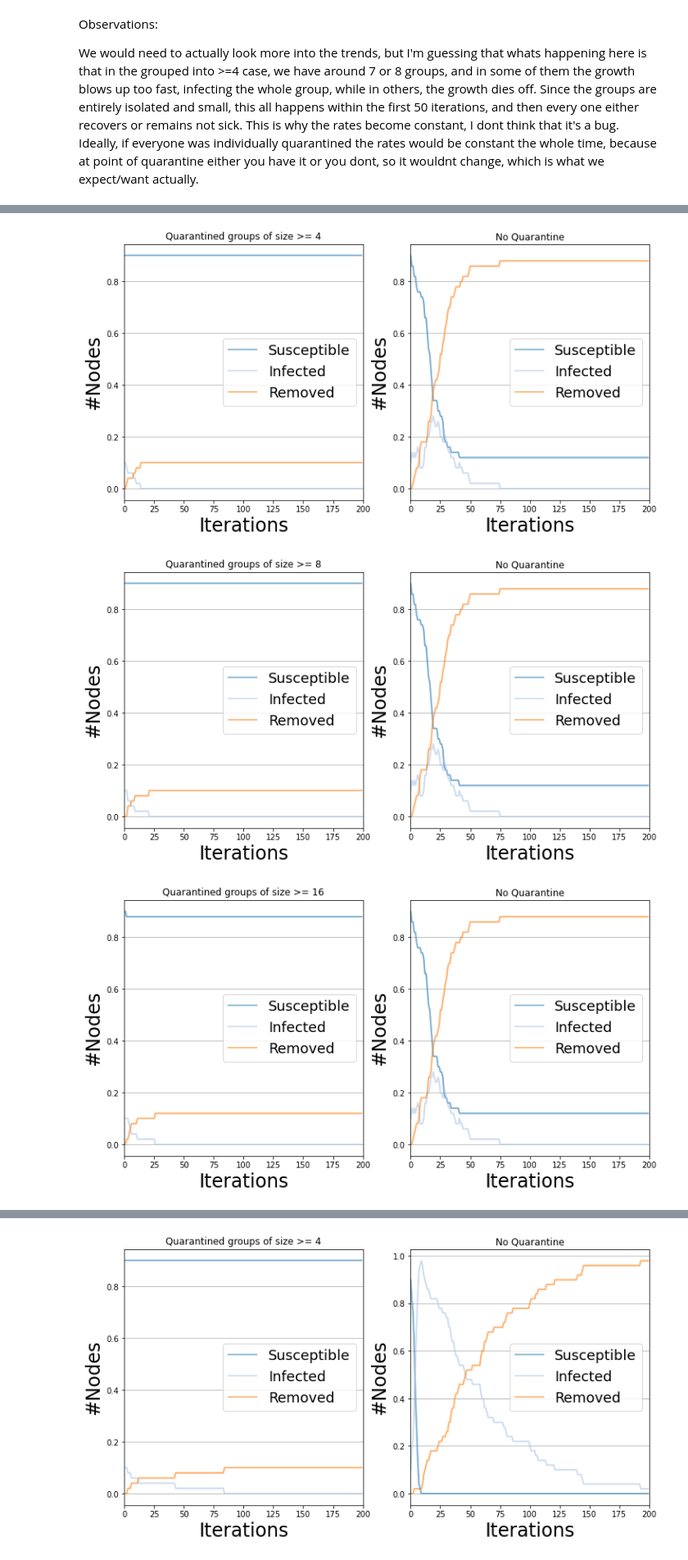
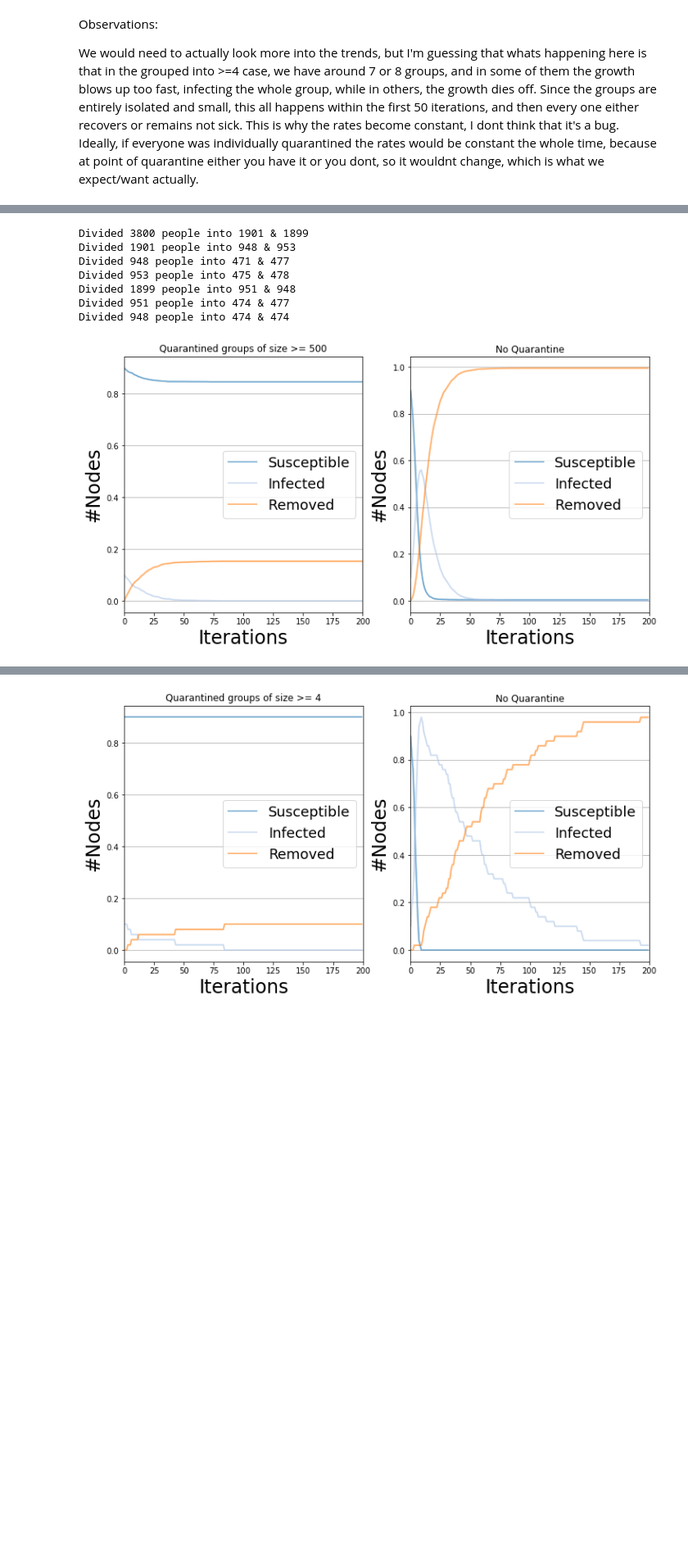
Before and after one commit to Andris-Huang/optimization, a Jupyter notebook: quarantine_maxcut/Using D-Wave Machines to Determine Quarantine Groups.ipynb, the cells around one changed output, grey strips where cells are left out. Shown at 82% size. Cells and saved outputs as stored; diff of their text form; code cells hidden in the pictures; blank space fills up the shorter version.

```diff
--- a/quarantine_maxcut/Using D-Wave Machines to Determine Quarantine Groups.ipynb
+++ b/quarantine_maxcut/Using D-Wave Machines to Determine Quarantine Groups.ipynb
@@ -41,7 +42,8 @@ def solve(Q, chainstrength=8, numruns=100):
     """
     Solve a QUBO Q on a D-Wave machine
     """
-    sampler = EmbeddingComposite(DWaveSampler(solver={'qpu': True}))
+    #sampler = EmbeddingComposite(DWaveSampler(solver={'qpu': True})) MOVED TO HYBRID SAMPLER
+    sampler = LeapHybridSampler()
     response = sampler.sample_qubo(Q, chain_strength=chainstrength, num_reads=numruns)
     energies = iter(response.data())
     return response.first
@@ -67,10 +69,7 @@ def binary_split(G, limit = 4, pos=None, infected_nodes=[], graph=False, print_p
     weighted allows for weighted Max-Cut
     """
 
-    if pos == None:
-        pos = nx.spring_layout(G)
-
-    if len(G.nodes) <= limit or len(G.edges) == 0: #recursion base case and if no edges D-Wave will error
+    if G.number_of_nodes() <= limit or G.number_of_edges() == 0: #recursion base case and if no edges D-Wave will error
         return [G]
     else: # split into two groups
         if weighted == False:
@@ -108,16 +107,20 @@ def binary_split(G, limit = 4, pos=None, infected_nodes=[], graph=False, print_p
     left_colors = ['g' if i in infected_nodes else 'r'  for i in left_G.nodes]
     right_colors = ['g' if i in infected_nodes else 'b' for i in right_G.nodes]
     if print_progress == True:
-        print("Dividing {} people into {} & {}".format(len(G.nodes), len(left_G.nodes), len(right_G.nodes)))
+        print("Divided {} people into {} & {}".format(G.number_of_nodes(), left_G.number_of_nodes(), right_G.number_of_nodes()))
     if graph:
+        if pos == None:
+            pos = nx.spring_layout(G)
         nx.draw_networkx(G, node_size=300, alpha=.8, ax=ax1, pos=pos, node_color=colors)
         nx.draw_networkx(left_G, node_size=300, alpha=.8, ax=ax2, pos=pos, node_color=left_colors)
         nx.draw_networkx(right_G, node_size=300, alpha=.8, ax=ax3, pos=pos, node_color=right_colors)
 
     #recursively call Max-Cut on left and right groups
     group = []
-    group.extend(binary_split(left_G, pos=pos, infected_nodes=infected_nodes, limit=limit, graph=graph))
-    group.extend(binary_split(right_G, pos=pos, infected_nodes=infected_nodes, limit=limit, graph=graph))
+    group.extend(binary_split(left_G,  limit=limit, pos=pos, infected_nodes=infected_nodes,
+                              graph=graph,print_progress=print_progress, weighted=weighted))
+    group.extend(binary_split(right_G, limit=limit, pos=pos, infected_nodes=infected_nodes,
+                              graph=graph, print_progress=print_progress, weighted=weighted))
 
     return group
 # %% [markdown]
@@ -176,10 +179,10 @@ def plot(viz, ax, title):
     ax.legend(loc="best", fontsize=18)
     ax.set_xlim((0, mx))
 
-def plot_comparison(G, infected, r_infect=0.001, r_recover=0.01, iterations = 1000, group_sizes = [len(G.nodes)], weighted = False):
+def plot_comparison(G, infected, r_infect=0.001, r_recover=0.01, iterations = 100, group_sizes = [4,16], weighted = False):
     """
     Plot side by side comparisons of disease spread in the quarantined and un-quarantined cases for groups of size
-    given by group_sizes
+    given by group_sizes and determined by binary_split
     """
     original_model, original_trends, _ = sim_virus(G, infected_nodes = infected, iteration = iterations,
                                                    r_infect = r_infect, r_recover=r_recover)
@@ -347,6 +309,26 @@ plot_colorized_groups(comm2, comm2_groups, comm2_infected)
+# %%
+def avg_degree(G):
+    return 2 * G.number_of_edges() / G.number_of_nodes()
+# %%
+cornell_approx_n = 3800
+cornell_approx = small_world(cornell_approx_n, 152, .15) # parameters explained in "Testing Networkx Graph Generators"
+cornell_approx_init_infect = 0.1
+cornell_approx_infected = np.random.choice(range(cornell_approx_n), int(cornell_approx_n*cornell_approx_init_infect),
+                                           replace=False)
+cornell_approx_avg_degree = avg_degree(cornell_approx)
+# %%
+# Just testing if splitting works before calling plot_comparison
+groups = binary_split(cornell_approx, infected_nodes = cornell_approx_infected, limit = 500, print_progress = True)
+# %% [output]
+Divided 3800 people into 1901 & 1899
+Divided 1901 people into 948 & 953
+Divided 948 people into 471 & 477
+Divided 953 people into 475 & 478
+Divided 1899 people into 951 & 948
+Divided 951 people into 474 & 477
+Divided 948 people into 474 & 474
 # %%
-plot_comparison(comm2, comm2_infected, r_infect = .025, r_recover = .1, iterations = 200)
+plot_comparison(cornell_approx, cornell_approx_infected, r_infect = .6/cornell_approx_avg_degree,
+                r_recover = .1, group_sizes = [500], iterations = 100)
 # %% [output]
-[figure, old version]
+[figure, new version]
-[figure, removed]
-[figure, removed]
```
Also changed, not shown: parts of 26 cells of this notebook, 3 other files.
